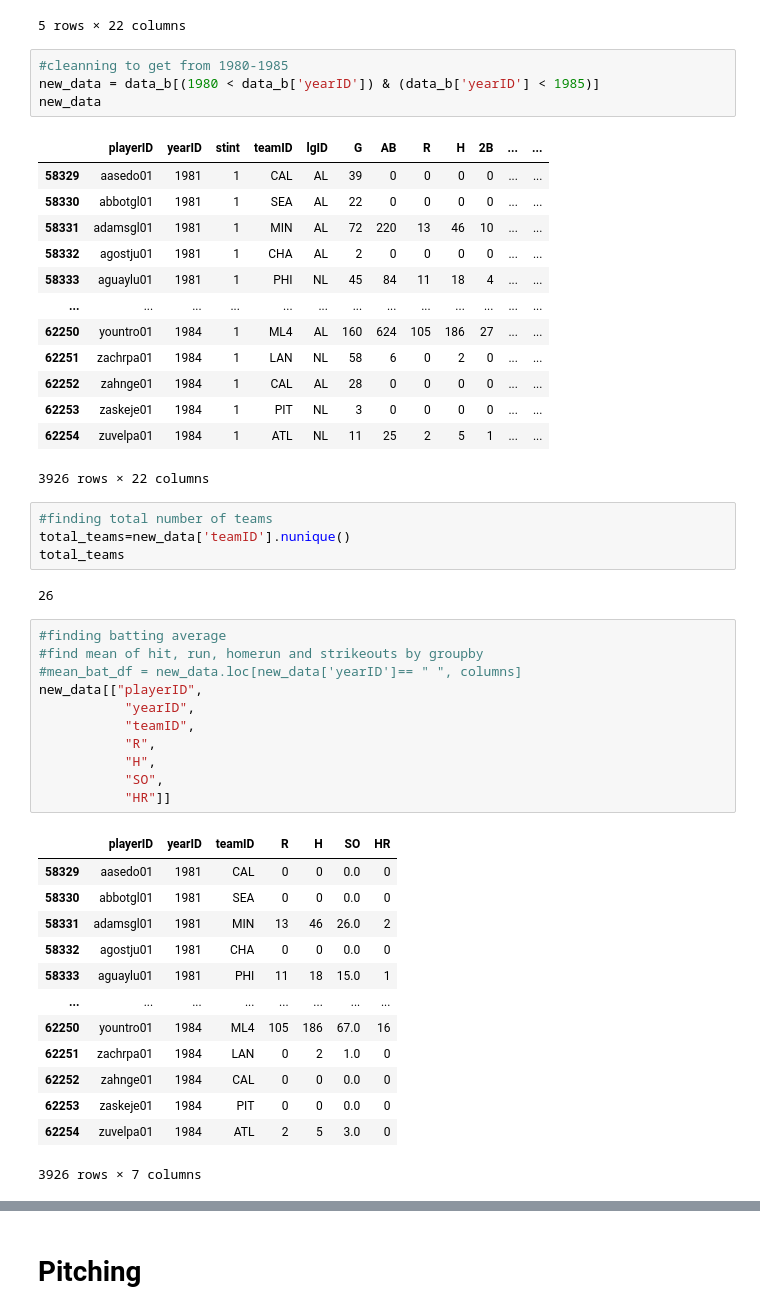
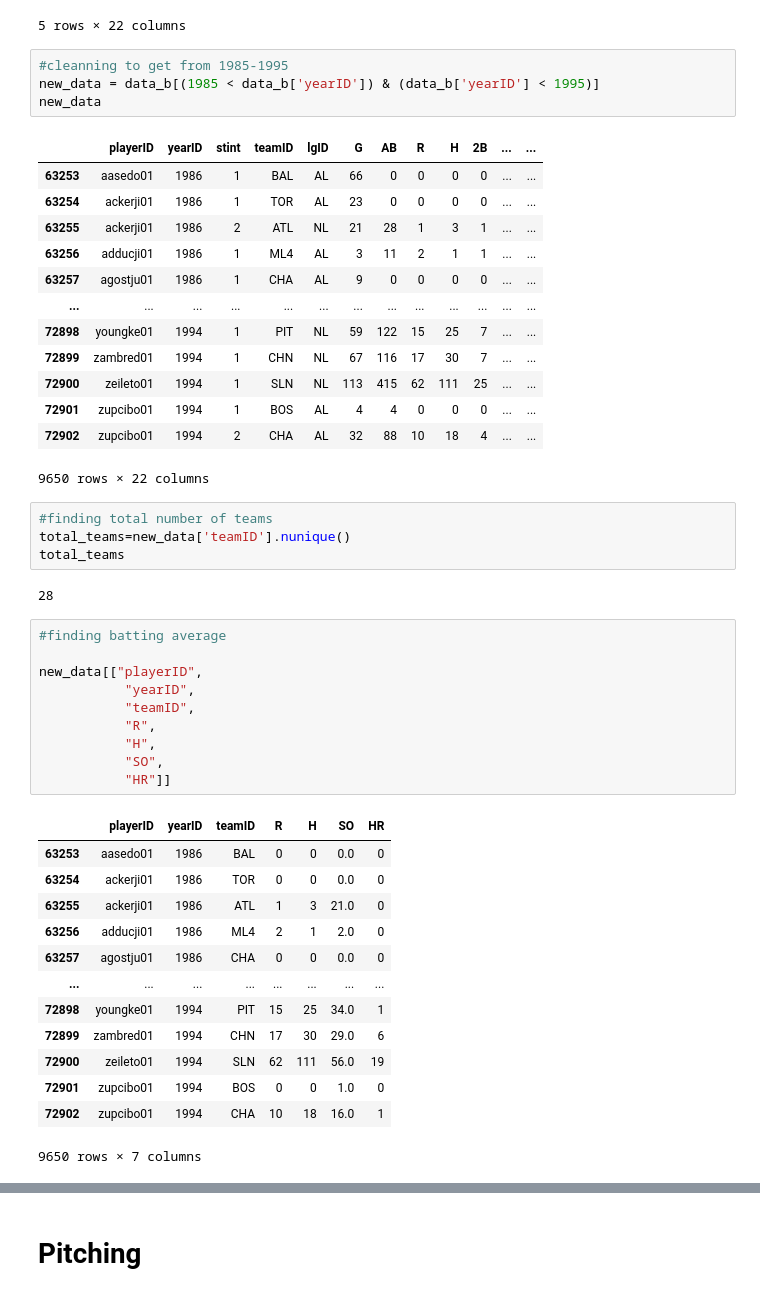
Before and after one commit to Lanpham0110/Project-1, a Jupyter notebook: project1.ipynb, the cells around one changed output, grey strips where cells are left out. Drawn from its saved outputs; the diff is of its cells as text.

```diff
--- a/project1.ipynb
+++ b/project1.ipynb
@@ -23,33 +24,32 @@ data_b.head()
 | 4 | ansonca01 | 1871 | 1 | RC1 | NaN | 25 | 120 | 29 | 39 | 11 | ... | ... |
 5 rows × 22 columns
 # %%
-#cleanning to get from 1980-1985
-new_data = data_b[(1980 < data_b['yearID']) & (data_b['yearID'] < 1985)]
+#cleanning to get from 1985-1995
+new_data = data_b[(1985 < data_b['yearID']) & (data_b['yearID'] < 1995)]
 new_data
 # %% [output]
 |  | playerID | yearID | stint | teamID | lgID | G | AB | R | H | 2B | ... | ... |
-| 58329 | aasedo01 | 1981 | 1 | CAL | AL | 39 | 0 | 0 | 0 | 0 | ... | ... |
-| 58330 | abbotgl01 | 1981 | 1 | SEA | AL | 22 | 0 | 0 | 0 | 0 | ... | ... |
-| 58331 | adamsgl01 | 1981 | 1 | MIN | AL | 72 | 220 | 13 | 46 | 10 | ... | ... |
-| 58332 | agostju01 | 1981 | 1 | CHA | AL | 2 | 0 | 0 | 0 | 0 | ... | ... |
-| 58333 | aguaylu01 | 1981 | 1 | PHI | NL | 45 | 84 | 11 | 18 | 4 | ... | ... |
+| 63253 | aasedo01 | 1986 | 1 | BAL | AL | 66 | 0 | 0 | 0 | 0 | ... | ... |
+| 63254 | ackerji01 | 1986 | 1 | TOR | AL | 23 | 0 | 0 | 0 | 0 | ... | ... |
+| 63255 | ackerji01 | 1986 | 2 | ATL | NL | 21 | 28 | 1 | 3 | 1 | ... | ... |
+| 63256 | adducji01 | 1986 | 1 | ML4 | AL | 3 | 11 | 2 | 1 | 1 | ... | ... |
+| 63257 | agostju01 | 1986 | 1 | CHA | AL | 9 | 0 | 0 | 0 | 0 | ... | ... |
 | ... | ... | ... | ... | ... | ... | ... | ... | ... | ... | ... | ... | ... |
-| 62250 | yountro01 | 1984 | 1 | ML4 | AL | 160 | 624 | 105 | 186 | 27 | ... | ... |
-| 62251 | zachrpa01 | 1984 | 1 | LAN | NL | 58 | 6 | 0 | 2 | 0 | ... | ... |
-| 62252 | zahnge01 | 1984 | 1 | CAL | AL | 28 | 0 | 0 | 0 | 0 | ... | ... |
-| 62253 | zaskeje01 | 1984 | 1 | PIT | NL | 3 | 0 | 0 | 0 | 0 | ... | ... |
-| 62254 | zuvelpa01 | 1984 | 1 | ATL | NL | 11 | 25 | 2 | 5 | 1 | ... | ... |
+| 72898 | youngke01 | 1994 | 1 | PIT | NL | 59 | 122 | 15 | 25 | 7 | ... | ... |
+| 72899 | zambred01 | 1994 | 1 | CHN | NL | 67 | 116 | 17 | 30 | 7 | ... | ... |
+| 72900 | zeileto01 | 1994 | 1 | SLN | NL | 113 | 415 | 62 | 111 | 25 | ... | ... |
+| 72901 | zupcibo01 | 1994 | 1 | BOS | AL | 4 | 4 | 0 | 0 | 0 | ... | ... |
+| 72902 | zupcibo01 | 1994 | 2 | CHA | AL | 32 | 88 | 10 | 18 | 4 | ... | ... |
-3926 rows × 22 columns
+9650 rows × 22 columns
 # %%
 #finding total number of teams
 total_teams=new_data['teamID'].nunique()
 total_teams
 # %% [output]
-26
+28
 # %%
 #finding batting average
-#find mean of hit, run, homerun and strikeouts by groupby
-#mean_bat_df = new_data.loc[new_data['yearID']== " ", columns]
+
 new_data[["playerID",
            "yearID",
            "teamID",
@@ -59,16 +59,16 @@ new_data[["playerID",
            "HR"]]
 # %% [output]
 |  | playerID | yearID | teamID | R | H | SO | HR |
-| 58329 | aasedo01 | 1981 | CAL | 0 | 0 | 0.0 | 0 |
-| 58330 | abbotgl01 | 1981 | SEA | 0 | 0 | 0.0 | 0 |
-| 58331 | adamsgl01 | 1981 | MIN | 13 | 46 | 26.0 | 2 |
-| 58332 | agostju01 | 1981 | CHA | 0 | 0 | 0.0 | 0 |
-| 58333 | aguaylu01 | 1981 | PHI | 11 | 18 | 15.0 | 1 |
+| 63253 | aasedo01 | 1986 | BAL | 0 | 0 | 0.0 | 0 |
+| 63254 | ackerji01 | 1986 | TOR | 0 | 0 | 0.0 | 0 |
+| 63255 | ackerji01 | 1986 | ATL | 1 | 3 | 21.0 | 0 |
+| 63256 | adducji01 | 1986 | ML4 | 2 | 1 | 2.0 | 0 |
+| 63257 | agostju01 | 1986 | CHA | 0 | 0 | 0.0 | 0 |
 | ... | ... | ... | ... | ... | ... | ... | ... |
-| 62250 | yountro01 | 1984 | ML4 | 105 | 186 | 67.0 | 16 |
-| 62251 | zachrpa01 | 1984 | LAN | 0 | 2 | 1.0 | 0 |
-| 62252 | zahnge01 | 1984 | CAL | 0 | 0 | 0.0 | 0 |
-| 62253 | zaskeje01 | 1984 | PIT | 0 | 0 | 0.0 | 0 |
-| 62254 | zuvelpa01 | 1984 | ATL | 2 | 5 | 3.0 | 0 |
+| 72898 | youngke01 | 1994 | PIT | 15 | 25 | 34.0 | 1 |
+| 72899 | zambred01 | 1994 | CHN | 17 | 30 | 29.0 | 6 |
+| 72900 | zeileto01 | 1994 | SLN | 62 | 111 | 56.0 | 19 |
+| 72901 | zupcibo01 | 1994 | BOS | 0 | 0 | 1.0 | 0 |
+| 72902 | zupcibo01 | 1994 | CHA | 10 | 18 | 16.0 | 1 |
-3926 rows × 7 columns
+9650 rows × 7 columns
 # %%
```
Also changed, not shown: parts of 17 cells of this notebook.
